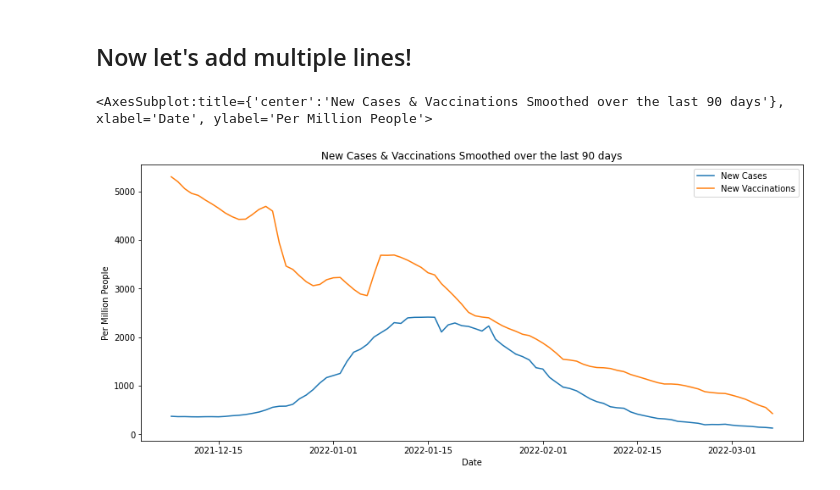
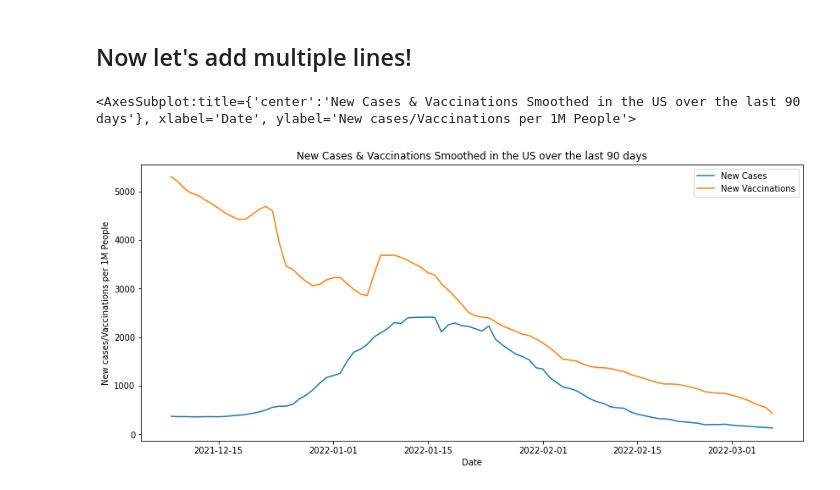
Before and after one commit to frostcow0/python-projects, a Jupyter notebook: data_viz.ipynb, the cells around one changed output. Drawn from its saved outputs; the diff is of its cells as text; code cells hidden in the pictures.

Commit message:
Proper labels.

```diff
--- a/data_viz.ipynb
+++ b/data_viz.ipynb
@@ -87,19 +87,21 @@ sns.lineplot(data=data["new_cases_smoothed_per_million"].tail(90))
 # %% [markdown]
 ## Now let's add multiple lines!
 # %%
+DAYS = 90
+
 # Increase the size of the plot
 plt.figure(figsize=(14,6))
 
 # Label the axes and give it a title
-plt.title("New Cases & Vaccinations Smoothed over the last 90 days")
+plt.title(f"New Cases & Vaccinations Smoothed in the US over the last {DAYS} days")
 plt.xlabel("Date")
-plt.ylabel("Per Million People")
+plt.ylabel("New cases/Vaccinations per 1M People")
 
 # Now to tackle the 1e6 x-axis
 plt.ticklabel_format(style="plain", axis="y")
 
-sns.lineplot(data=data["new_cases_smoothed_per_million"].tail(90), label="New Cases")
-sns.lineplot(data=data["new_vaccinations_smoothed_per_million"].tail(90), label="New Vaccinations")
+sns.lineplot(data=data["new_cases_smoothed_per_million"].tail(DAYS), label="New Cases")
+sns.lineplot(data=data["new_vaccinations_smoothed_per_million"].tail(DAYS), label="New Vaccinations")
 # %% [output]
-<AxesSubplot:title={'center':'New Cases & Vaccinations Smoothed over the last 90 days'}, xlabel='Date', ylabel='Per Million People'>
+<AxesSubplot:title={'center':'New Cases & Vaccinations Smoothed in the US over the last 90 days'}, xlabel='Date', ylabel='New cases/Vaccinations per 1M People'>
-[figure, old version]
+[figure, new version]
```
Also changed, not shown: parts of 2 cells of this notebook.
